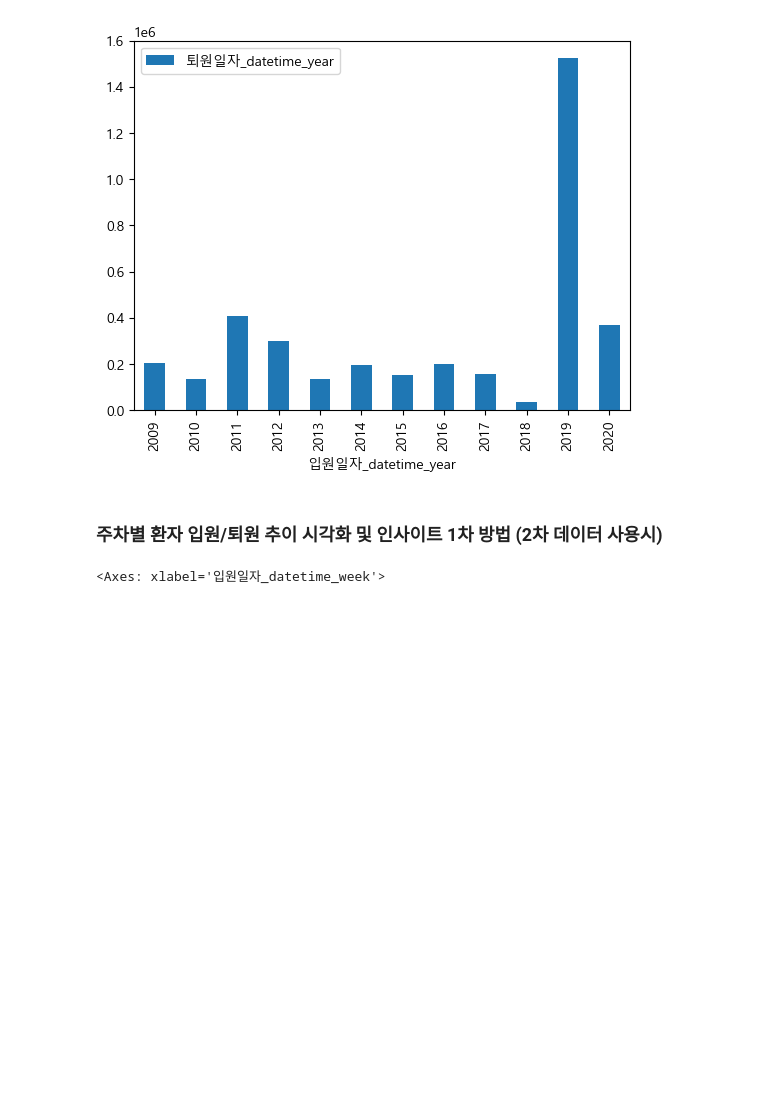
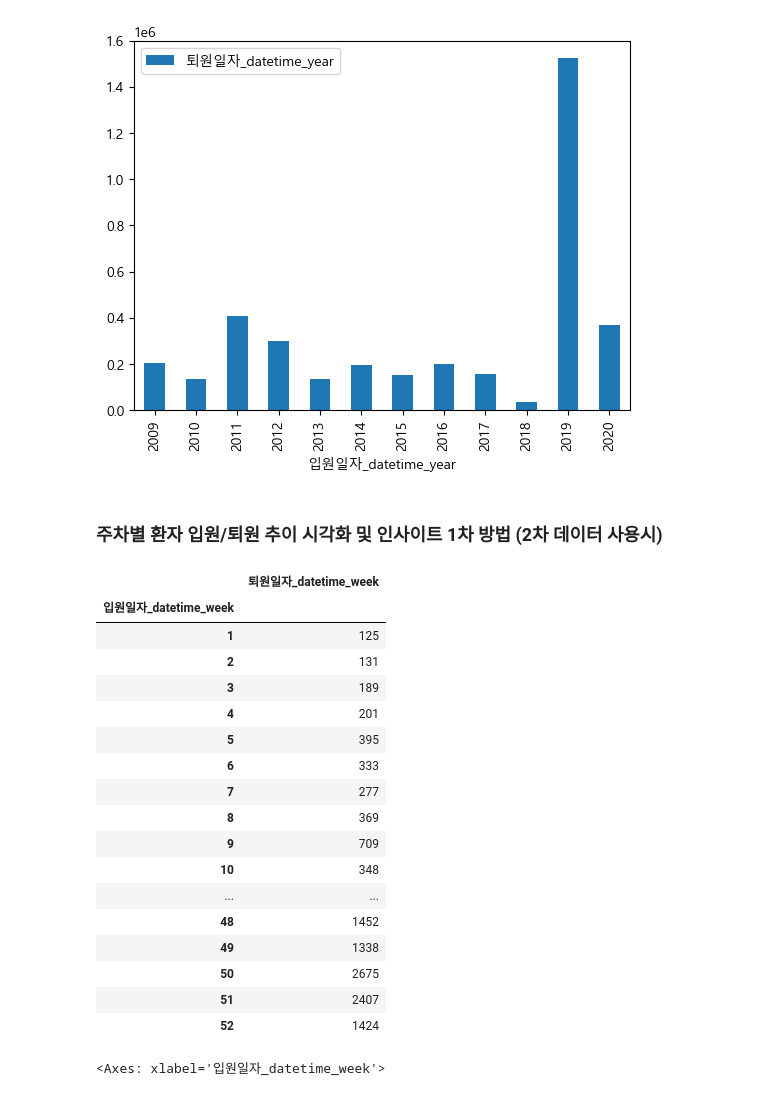
Before and after one commit to araya1203/study_data_analytics, a Jupyter notebook: codes/pandass/ResurrenceOfSurgery_TimeSeries_quest.ipynb, the cells around one changed output. Cells and saved outputs as stored; diff of their text form; code cells hidden in the pictures; blank space fills up the shorter version.

```diff
--- a/codes/pandass/ResurrenceOfSurgery_TimeSeries_quest.ipynb
+++ b/codes/pandass/ResurrenceOfSurgery_TimeSeries_quest.ipynb
@@ -101,6 +101,27 @@ df_ROS['입원일자_datetime_week'] = df_ROS['입원일자_datetime'].dt.weekof
 df_ROS['퇴원일자_datetime_week'] = df_ROS['퇴원일자_datetime'].dt.weekofyear
 # %% [markdown]
 ### 주차별 환자 입원/퇴원 추이 시각화 및 인사이트 1차 방법 (2차 데이터 사용시)
+# %%
+pd.pivot_table(data=df_ROS, index='입원일자_datetime_week', values='퇴원일자_datetime_week', aggfunc=sum)
+# %% [output]
+|  | 퇴원일자_datetime_week |
+| 입원일자_datetime_week |  |
+| 1 | 125 |
+| 2 | 131 |
+| 3 | 189 |
+| 4 | 201 |
+| 5 | 395 |
+| 6 | 333 |
+| 7 | 277 |
+| 8 | 369 |
+| 9 | 709 |
+| 10 | 348 |
+| ... | ... |
+| 48 | 1452 |
+| 49 | 1338 |
+| 50 | 2675 |
+| 51 | 2407 |
+| 52 | 1424 |
 # %%
 pd.pivot_table(data=df_ROS, index='입원일자_datetime_week', values='퇴원일자_datetime_week', aggfunc=sum).plot(kind='bar')
 # %% [output]
```
Also changed, not shown: parts of 5 cells of this notebook.
